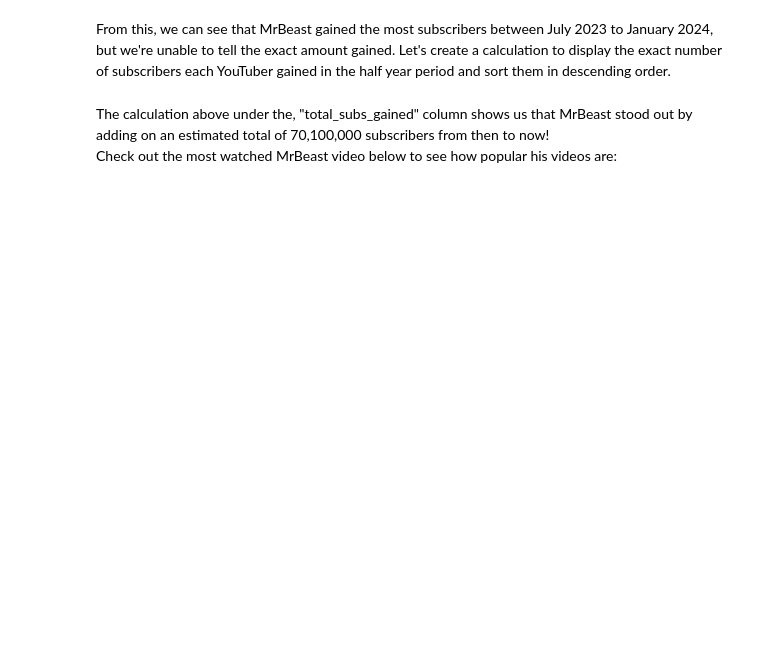
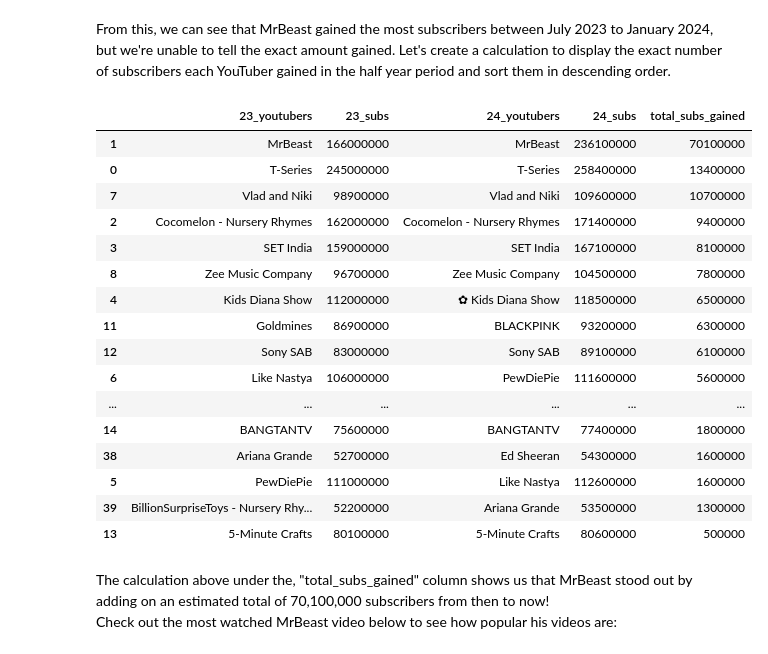
Before and after one commit to metguy/trending_youtubers, a Jupyter notebook: Combined_YouTuber_Analysis.ipynb, the cells around one changed output. Cells and saved outputs as stored; diff of their text form; code cells hidden in the pictures; blank space fills up the shorter version.

Commit message:
Made corrections to code errors under Combined_YouTuber Analysis.ipynb and updated README with column title corrections.

```diff
--- a/Combined_YouTuber_Analysis.ipynb
+++ b/Combined_YouTuber_Analysis.ipynb
@@ -171,19 +171,19 @@ Ah, so it turns out India has the highest population in our dataframe. It would
 Let's create a grouped bar chart showcasing our top 50 YouTubers and their subscriber total for the half year period so we can find some interesting estimations.
 # %%
 #this dataframe will cover our subscriber rankings across 2023 to 2024
-#df_subs_comb = df_combined.drop(columns = ["23_rank",
-                                           "23_uploads",
-                                           "23_video_views",
-                                           "23_category",
-                                           "23_country",
-                                           "23_pop",
-                                           "24_rank",
-                                           "24_avg_views",
-                                           "24_avg_likes",
-                                           "24_avg_comments",
-                                           "24_category",
-                                           "24_country",
-                                           "pair_1",
-                                           "pair_2"])
-#df_subs_comb.head(5)
+df_subs_comb = df_combined.drop(columns = ["23_rank",
+                                            "23_uploads",
+                                            "23_video_views",
+                                            "23_category",
+                                            "23_country",
+                                            "23_pop",
+                                            "24_rank",
+                                            "24_avg_views",
+                                            "24_avg_likes",
+                                            "24_avg_comments",
+                                            "24_category",
+                                            "24_country",
+                                            "Pair_1",
+                                            "Pair_2"])
+df_subs_comb.head(5)
 # %% [output]
@@ -227,16 +234,34 @@ From this, we can see that MrBeast gained the most subscribers between July 2023
 # %%
 #define the function
 def diff(a, b):
     return b - a
 
 #create the new column by taking both subscriber columns as arguments and then using the apply method to apply it to all the values throught the column
-df_subs_comb['Total_Subs_Gained'] = df_subs_comb.apply(
+df_subs_comb['total_subs_gained'] = df_subs_comb.apply(
     lambda x: diff(x["23_subs"], x["24_subs"]), axis=1)
 
 #sorting the new column by using the .sort_values method
 total_subs_sort = df_subs_comb.sort_values(by=["total_subs_gained"], ascending=False)
 
 total_subs_sort.head(None)
+# %% [output]
+|  | 23_youtubers | 23_subs | 24_youtubers | 24_subs | total_subs_gained |
+| 1 | MrBeast | 166000000 | MrBeast | 236100000 | 70100000 |
+| 0 | T-Series | 245000000 | T-Series | 258400000 | 13400000 |
+| 7 | Vlad and Niki | 98900000 | Vlad and Niki | 109600000 | 10700000 |
+| 2 | Cocomelon - Nursery Rhymes | 162000000 | Cocomelon - Nursery Rhymes | 171400000 | 9400000 |
+| 3 | SET India | 159000000 | SET India | 167100000 | 8100000 |
+| 8 | Zee Music Company | 96700000 | Zee Music Company | 104500000 | 7800000 |
+| 4 | Kids Diana Show | 112000000 | ✿ Kids Diana Show | 118500000 | 6500000 |
+| 11 | Goldmines | 86900000 | BLACKPINK | 93200000 | 6300000 |
+| 12 | Sony SAB | 83000000 | Sony SAB | 89100000 | 6100000 |
+| 6 | Like Nastya | 106000000 | PewDiePie | 111600000 | 5600000 |
+| ... | ... | ... | ... | ... | ... |
+| 14 | BANGTANTV | 75600000 | BANGTANTV | 77400000 | 1800000 |
+| 38 | Ariana Grande | 52700000 | Ed Sheeran | 54300000 | 1600000 |
+| 5 | PewDiePie | 111000000 | Like Nastya | 112600000 | 1600000 |
+| 39 | BillionSurpriseToys - Nursery Rhy... | 52200000 | Ariana Grande | 53500000 | 1300000 |
+| 13 | 5-Minute Crafts | 80100000 | 5-Minute Crafts | 80600000 | 500000 |
 # %% [markdown]
 The calculation above under the, "total_subs_gained" column shows us that MrBeast stood out by adding on an estimated total of 70,100,000 subscribers from then to now! <br> Check out the most watched MrBeast video below to see how popular his videos are:
 # %%
```
Also changed, not shown: parts of 5 cells of this notebook, 1 other file.
